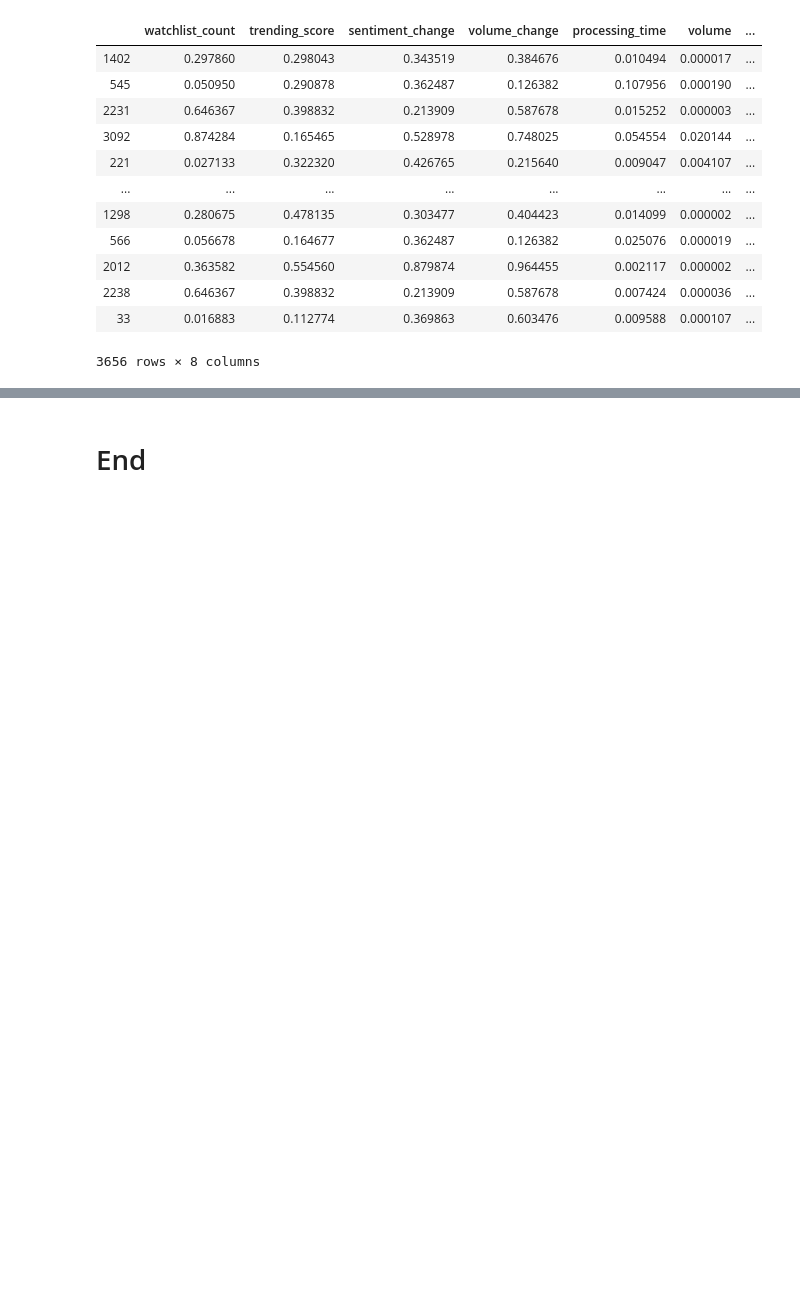
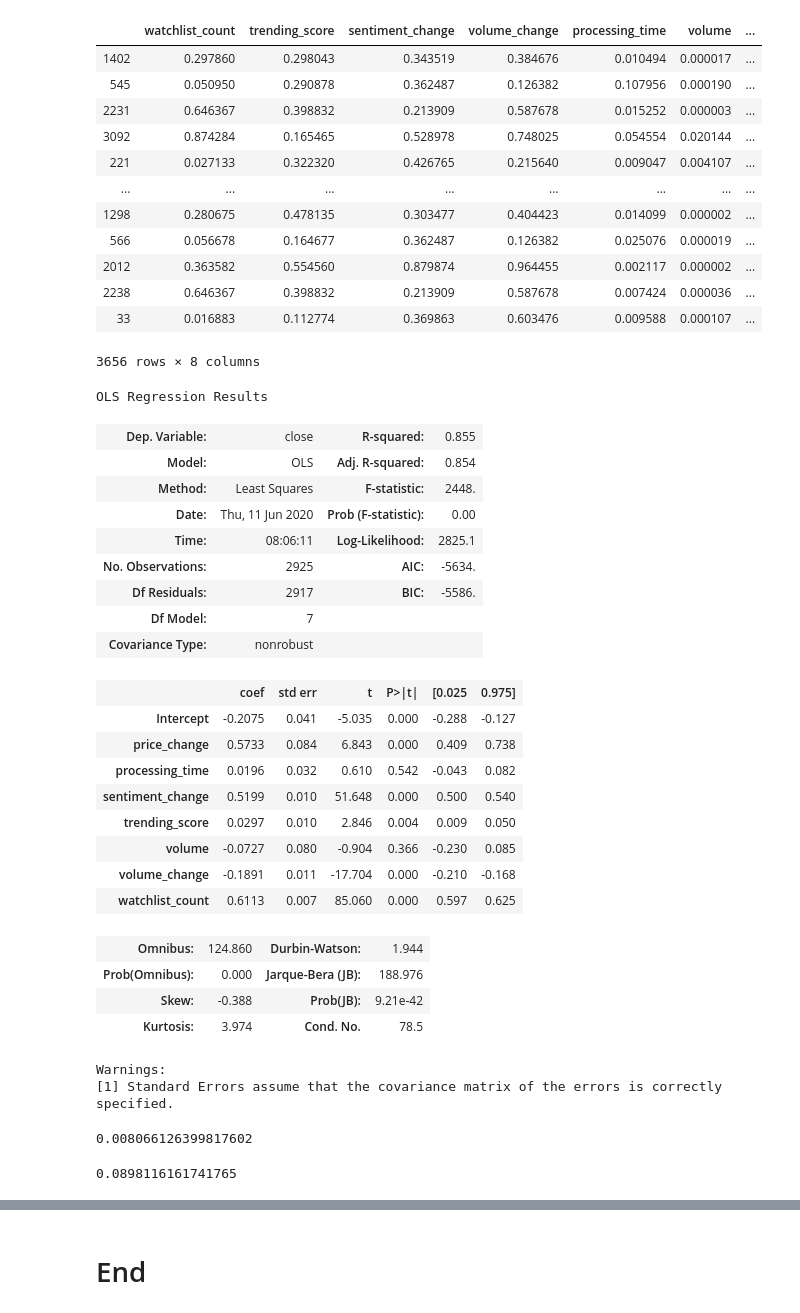
Before and after one commit to jcanque777/stock_market_data_prediction, a Jupyter notebook: msft_data.ipynb, the cells around one changed output, grey strips where cells are left out. Saved outputs shown, nothing was run; the diff lists cells and outputs as text; code cells hidden in the pictures; blank space fills up the shorter version.

```diff
--- a/msft_data.ipynb
+++ b/msft_data.ipynb
@@ -1627,3 +1627,10 @@ df_m_s
 | 2238 | 0.646367 | 0.398832 | 0.213909 | 0.587678 | 0.007424 | 0.000036 | ... |
 | 33 | 0.016883 | 0.112774 | 0.369863 | 0.603476 | 0.009588 | 0.000107 | ... |
 3656 rows × 8 columns
+# %%
+df_m_s['_index'] = df_m_index
+# %%
+df_m_s = df_m_s.set_index('_index')
+# %%
+#shuffle
+df_m_s = df_m_s.sample(frac=1)
@@ -1629,0 +1641,34 @@ df_m_s
+# %%
+cols_selected = '+'.join(train_set.columns.difference(['close']))
+
+my_formula = 'close ~' + cols_selected
+
+mlr_fit = sm.ols(formula = my_formula, data = train_set).fit()
+# %%
+mlr_fit.summary()
+# %% [output]
+OLS Regression Results
+| Dep. Variable: | close | R-squared: | 0.855 |
+| Model: | OLS | Adj. R-squared: | 0.854 |
+| Method: | Least Squares | F-statistic: | 2448. |
+| Date: | Thu, 11 Jun 2020 | Prob (F-statistic): | 0.00 |
+| Time: | 08:06:11 | Log-Likelihood: | 2825.1 |
+| No. Observations: | 2925 | AIC: | -5634. |
+| Df Residuals: | 2917 | BIC: | -5586. |
+| Df Model: | 7 |  |  |
+| Covariance Type: | nonrobust |  |  |
+|  | coef | std err | t | P>|t| | [0.025 | 0.975] |
+| Intercept | -0.2075 | 0.041 | -5.035 | 0.000 | -0.288 | -0.127 |
+| price_change | 0.5733 | 0.084 | 6.843 | 0.000 | 0.409 | 0.738 |
+| processing_time | 0.0196 | 0.032 | 0.610 | 0.542 | -0.043 | 0.082 |
+| sentiment_change | 0.5199 | 0.010 | 51.648 | 0.000 | 0.500 | 0.540 |
+| trending_score | 0.0297 | 0.010 | 2.846 | 0.004 | 0.009 | 0.050 |
+| volume | -0.0727 | 0.080 | -0.904 | 0.366 | -0.230 | 0.085 |
+| volume_change | -0.1891 | 0.011 | -17.704 | 0.000 | -0.210 | -0.168 |
+| watchlist_count | 0.6113 | 0.007 | 85.060 | 0.000 | 0.597 | 0.625 |
+| Omnibus: | 124.860 | Durbin-Watson: | 1.944 |
+| Prob(Omnibus): | 0.000 | Jarque-Bera (JB): | 188.976 |
+| Skew: | -0.388 | Prob(JB): | 9.21e-42 |
+| Kurtosis: | 3.974 | Cond. No. | 78.5 |
+Warnings:
+[1] Standard Errors assume that the covariance matrix of the errors is correctly specified.
@@ -1629,0 +1679,11 @@ df_m_s
+# %%
+mse = mean_squared_error(test_set['close'], y_pred)
+mse
+# %% [output]
+0.008066126399817602
+# %%
+rmse = mse**.5
+
+rmse
+# %% [output]
+0.0898116161741765
```
Also changed, not shown: parts of 49 cells of this notebook.
